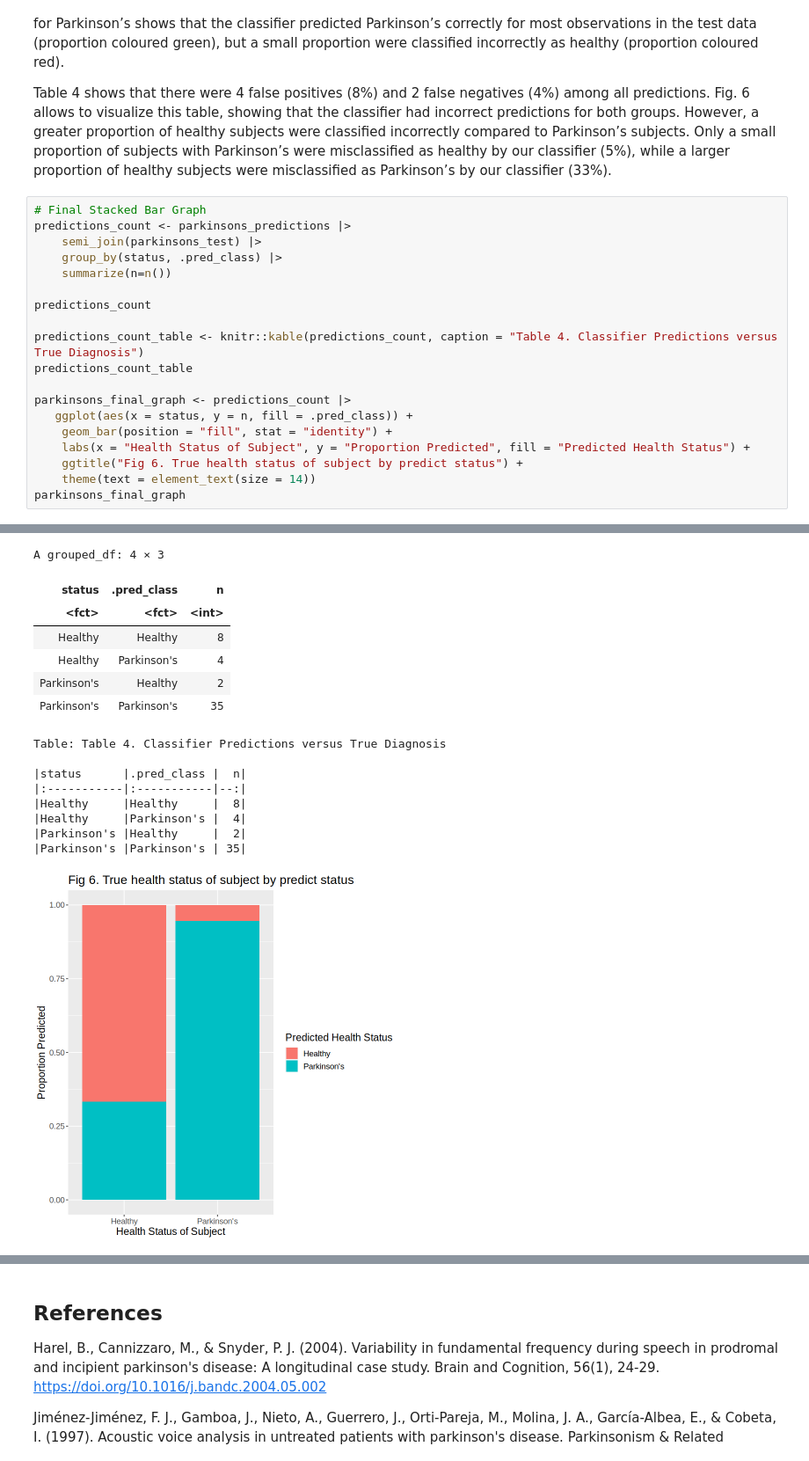
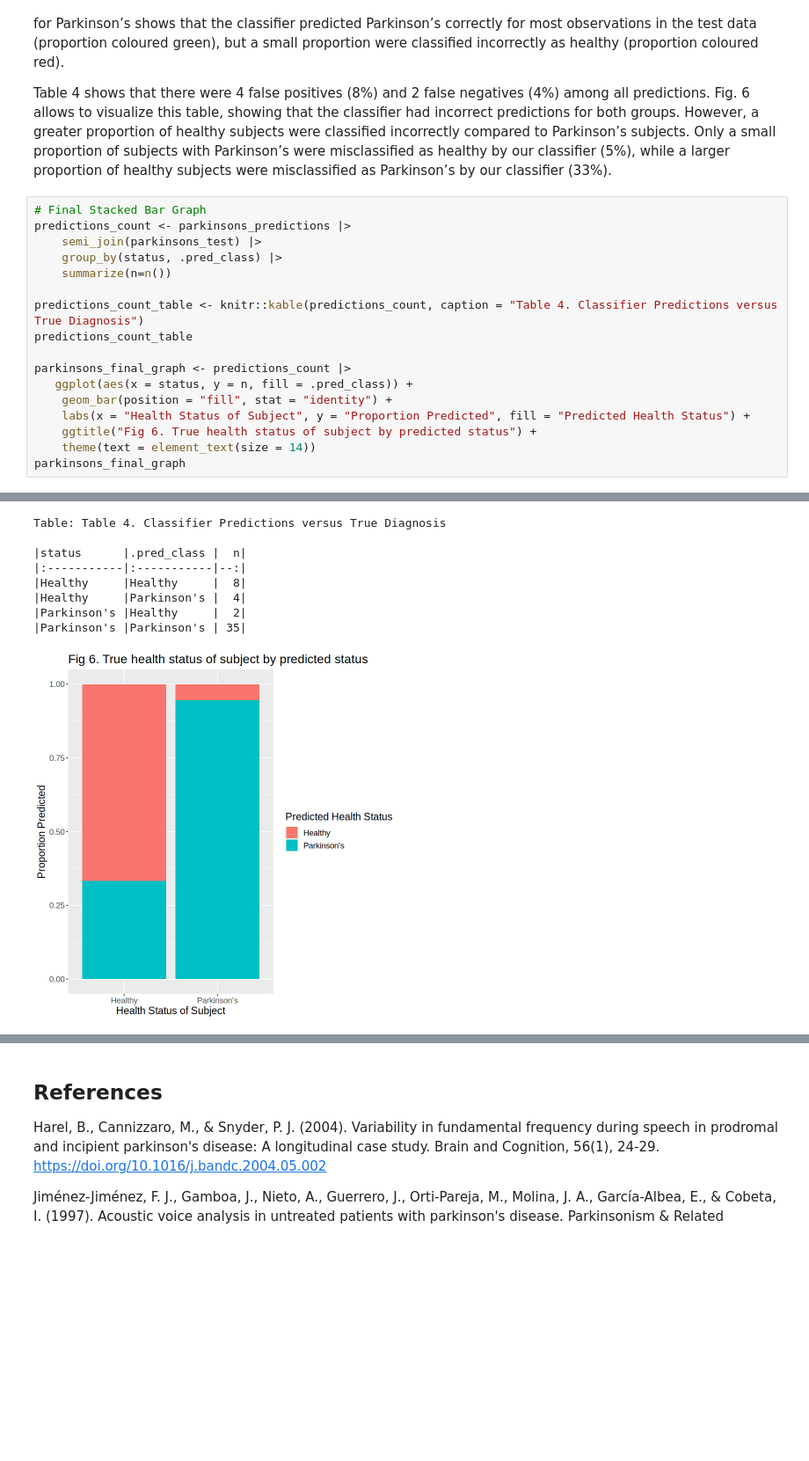
Before and after one commit to naomichoong/ds_project, a Jupyter notebook: Group 6 Project Report.ipynb, the cells around one changed output, grey strips where cells are left out. Shown at 88% size. Drawn from its saved outputs; the diff is of its cells as text; blank space fills up the shorter version.

```diff
--- a/Group 6 Project Report.ipynb
+++ b/Group 6 Project Report.ipynb
@@ -345,42 +345,33 @@ Table 4 shows that there were 4 false positives (8%) and 2 false negatives (4%)
 # %%
 # Final Stacked Bar Graph
 predictions_count <- parkinsons_predictions |>
     semi_join(parkinsons_test) |>
     group_by(status, .pred_class) |>
     summarize(n=n())
-
-predictions_count
 
 predictions_count_table <- knitr::kable(predictions_count, caption = "Table 4. Classifier Predictions versus True Diagnosis")
 predictions_count_table
 
 parkinsons_final_graph <- predictions_count |>
    ggplot(aes(x = status, y = n, fill = .pred_class)) +
     geom_bar(position = "fill", stat = "identity") +
     labs(x = "Health Status of Subject", y = "Proportion Predicted", fill = "Predicted Health Status") +
-    ggtitle("Fig 6. True health status of subject by predict status") +
+    ggtitle("Fig 6. True health status of subject by predicted status") +
     theme(text = element_text(size = 14))
 parkinsons_final_graph
 # %% [output]
 Joining with `by = join_by(status, jitter, shimmer, ppe, hnr)`
 `summarise()` has grouped output by 'status'. You can override using the
 `.groups` argument.
-A grouped_df: 4 × 3
+Table: Table 4. Classifier Predictions versus True Diagnosis
+
+|status      |.pred_class |  n|
+|:-----------|:-----------|--:|
+|Healthy     |Healthy     |  8|
+|Healthy     |Parkinson's |  4|
+|Parkinson's |Healthy     |  2|
+|Parkinson's |Parkinson's | 35|
-| status | .pred_class | n |
-| <fct> | <fct> | <int> |
-| Healthy | Healthy | 8 |
-| Healthy | Parkinson's | 4 |
-| Parkinson's | Healthy | 2 |
-| Parkinson's | Parkinson's | 35 |
-Table: Table 4. Classifier Predictions versus True Diagnosis
-
-|status      |.pred_class |  n|
-|:-----------|:-----------|--:|
-|Healthy     |Healthy     |  8|
-|Healthy     |Parkinson's |  4|
-|Parkinson's |Healthy     |  2|
-|Parkinson's |Parkinson's | 35|
-[figure, old version]
+[figure, new version]
 # %% [markdown]
 # Discussion
 
```
Also changed, not shown: parts of 7 cells of this notebook.
